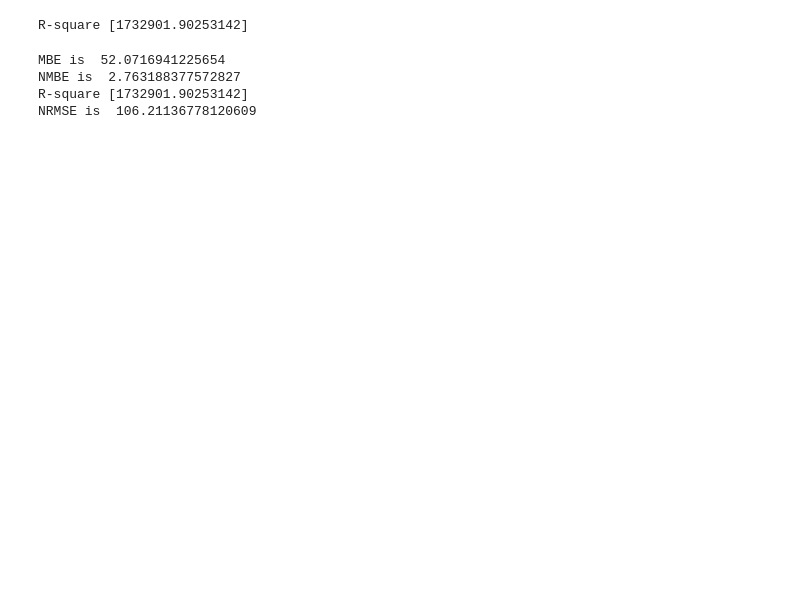
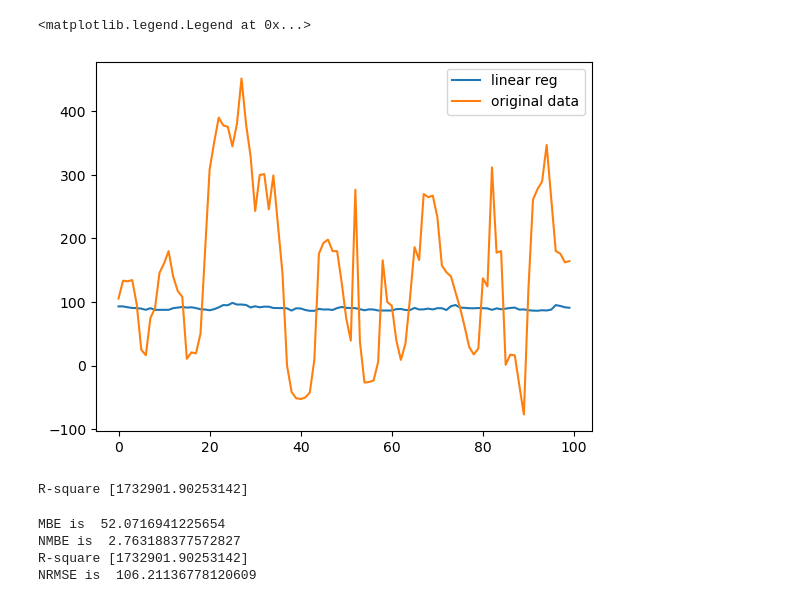
Before and after one commit to MatGhazi/Time_Series, a Jupyter notebook: LSTM_multivariant_Py/Linear_regression.ipynb, the cells around one changed output. Drawn from its saved outputs; the diff is of its cells as text; code cells hidden in the pictures; blank space fills up the shorter version.

```diff
--- a/LSTM_multivariant_Py/Linear_regression.ipynb
+++ b/LSTM_multivariant_Py/Linear_regression.ipynb
@@ -14,6 +14,9 @@ prices_df = pd.read_csv('price_temp_total.csv')
 price = pd.DataFrame(prices_df.RRP)
 # price.plot()
 # price
+# %%
+test = price[-100:]
+# test
 # %%
 forecast_out = 100
 test_size = 0.2;
@@ -55,3 +58,13 @@ response['forecast_set'] = forecast
+# %%
+# forecast.shape
+# X_first = scaler.inverse_transform(X_lately)
+plt.plot(forecast, label='linear reg')
+plt.plot(test.values, label='original data')
+plt.legend()
+# test
+# %% [output]
+<matplotlib.legend.Legend at 0x...>
+[figure, added]
 # %%
 X_first = scaler.inverse_transform(X_lately)
 # X_La
```
Also changed, not shown: parts of 2 cells of this notebook, 1 other file.
